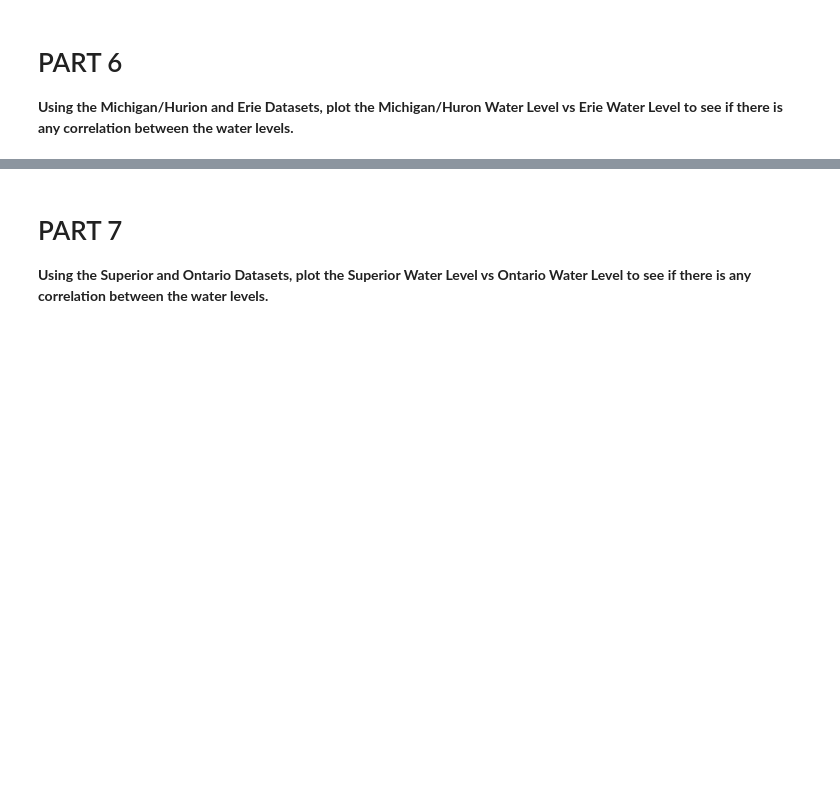
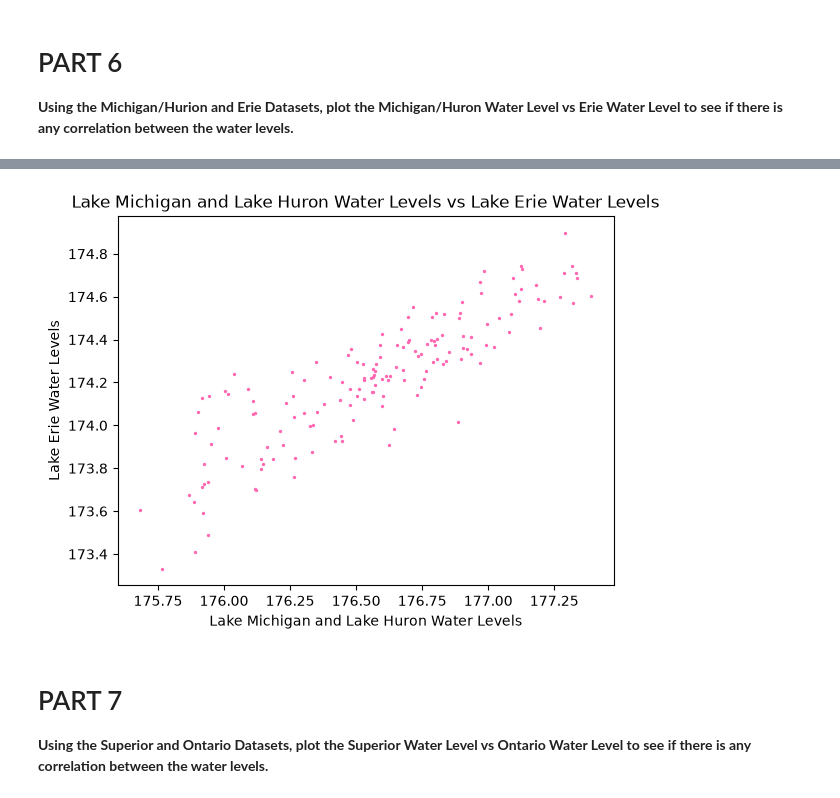
Before and after one commit to msu-cmse-courses/CMSE202_Git_Started, a Jupyter notebook: Great_Lakes_and_Grand_River.ipynb, the cells around one changed output, grey strips where cells are left out. Saved outputs shown, nothing was run; the diff lists cells and outputs as text; code cells hidden in the pictures; blank space fills up the shorter version.

```diff
--- a/Great_Lakes_and_Grand_River.ipynb
+++ b/Great_Lakes_and_Grand_River.ipynb
@@ -85,0 +101,3 @@ plt.show()
+# %%
+eri = pd.read_csv("data/eri.csv")
+eri
@@ -86,3 +118,11 @@ plt.show()
+# %%
+plt.scatter(mhu['AnnAvg'], eri['Unnamed: 1'], s=2, color='hotpink')
+plt.xlabel("Lake Michigan and Lake Huron Water Levels")
+plt.ylabel("Lake Erie Water Levels")
+plt.title("Lake Michigan and Lake Huron Water Levels vs Lake Erie Water Levels")
+plt.show()
+# %% [output]
+[figure, added]
 # %% [markdown]
 # PART 7
 
```
Also changed, not shown: parts of 2 cells of this notebook.
